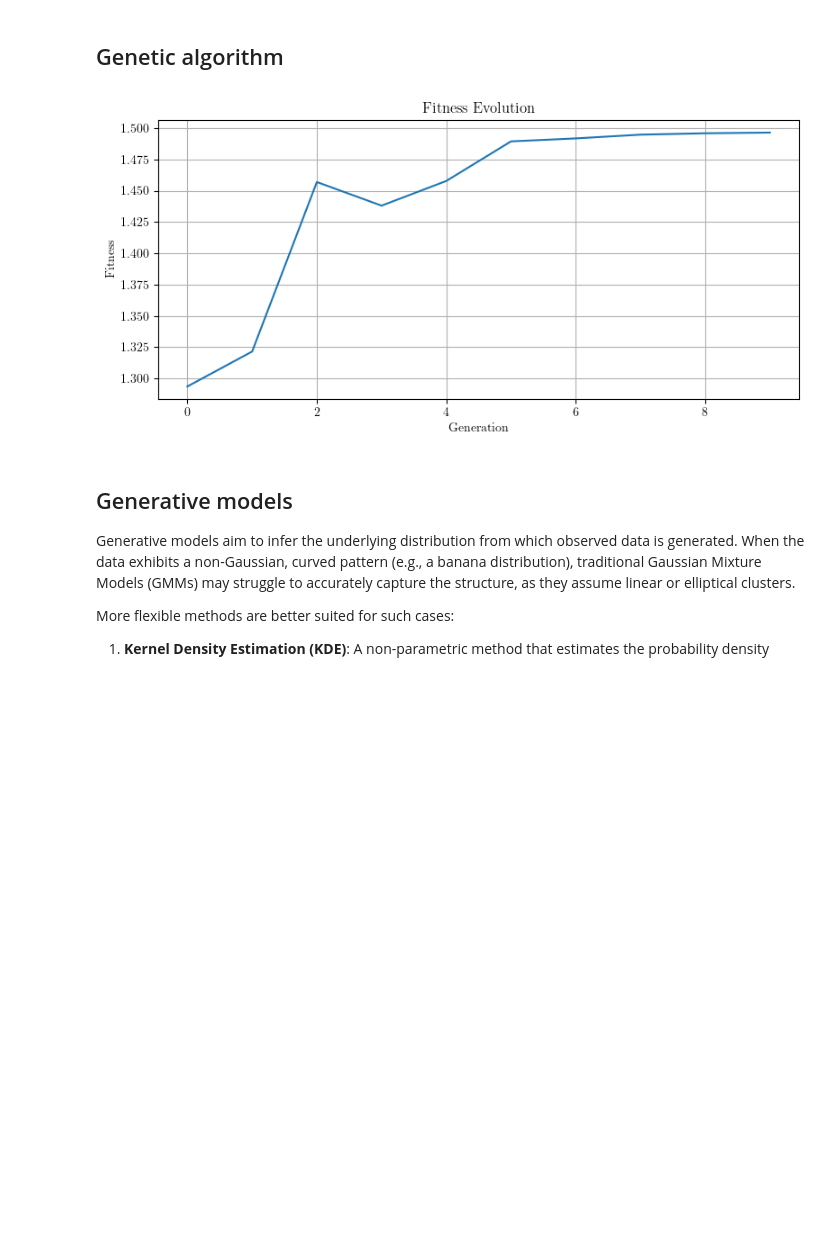
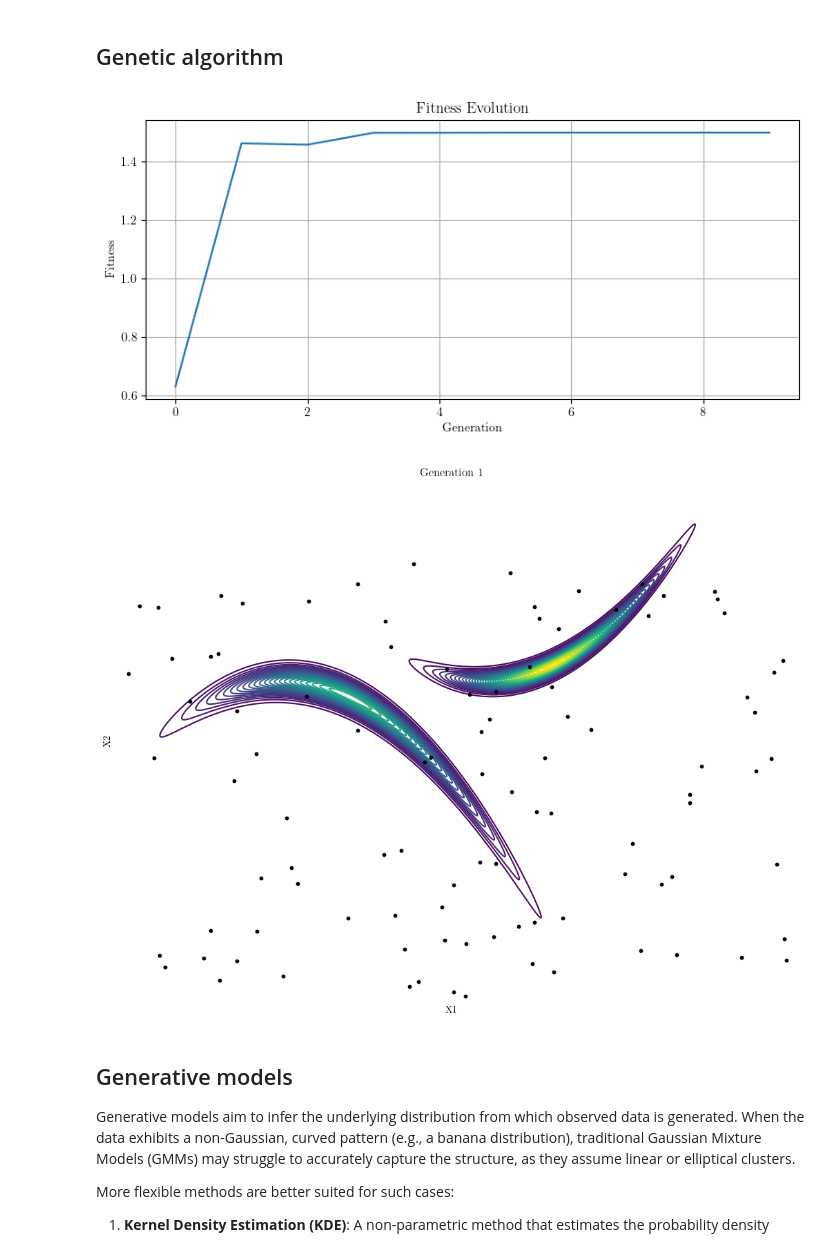
Before and after one commit to mark-hobbs/articles, a Jupyter notebook: design-space-exploration.ipynb, the cells around one changed output. Saved outputs shown, nothing was run; the diff lists cells and outputs as text; code cells hidden in the pictures; blank space fills up the shorter version.

Commit message:
Add MCMC animation

```diff
--- a/design-space-exploration.ipynb
+++ b/design-space-exploration.ipynb
@@ -607,8 +654,8 @@ class GeneticAlgorithm:
         for _ in tqdm(range(self.num_generations), desc="Evolution"):
             self.evolutionary_cycle()
 
-        if self.animate:
-            self.animation.generate()
+        # if self.animate:
+        #     self.animation.generate()
 
     def plot_fitness(self):
         _, ax = plt.subplots(figsize=(8, 4))
@@ -784,18 +837,20 @@ class Animation:
 # %%
 population_size = 100
 individuals = [Design(genes=[np.random.uniform(-5, 15), np.random.uniform(-80, 30)], posterior=posterior)
                for _ in range(population_size)]
 population = Population(individuals)
 
 ga = GeneticAlgorithm(population,
                       num_generations=10,
                       num_parents=8,
                       mutation_probability=0.05,
-                      animate=False)
+                      animate=True)
 ga.evolve()
 ga.plot_fitness()
+ga.animation.generate(posterior)
 # %% [output]
-[figure, old version]
+[figure, new version]
+[figure, added]
 # %% [markdown]
 ## Generative models
 
```
Also changed, not shown: parts of 9 cells of this notebook.
